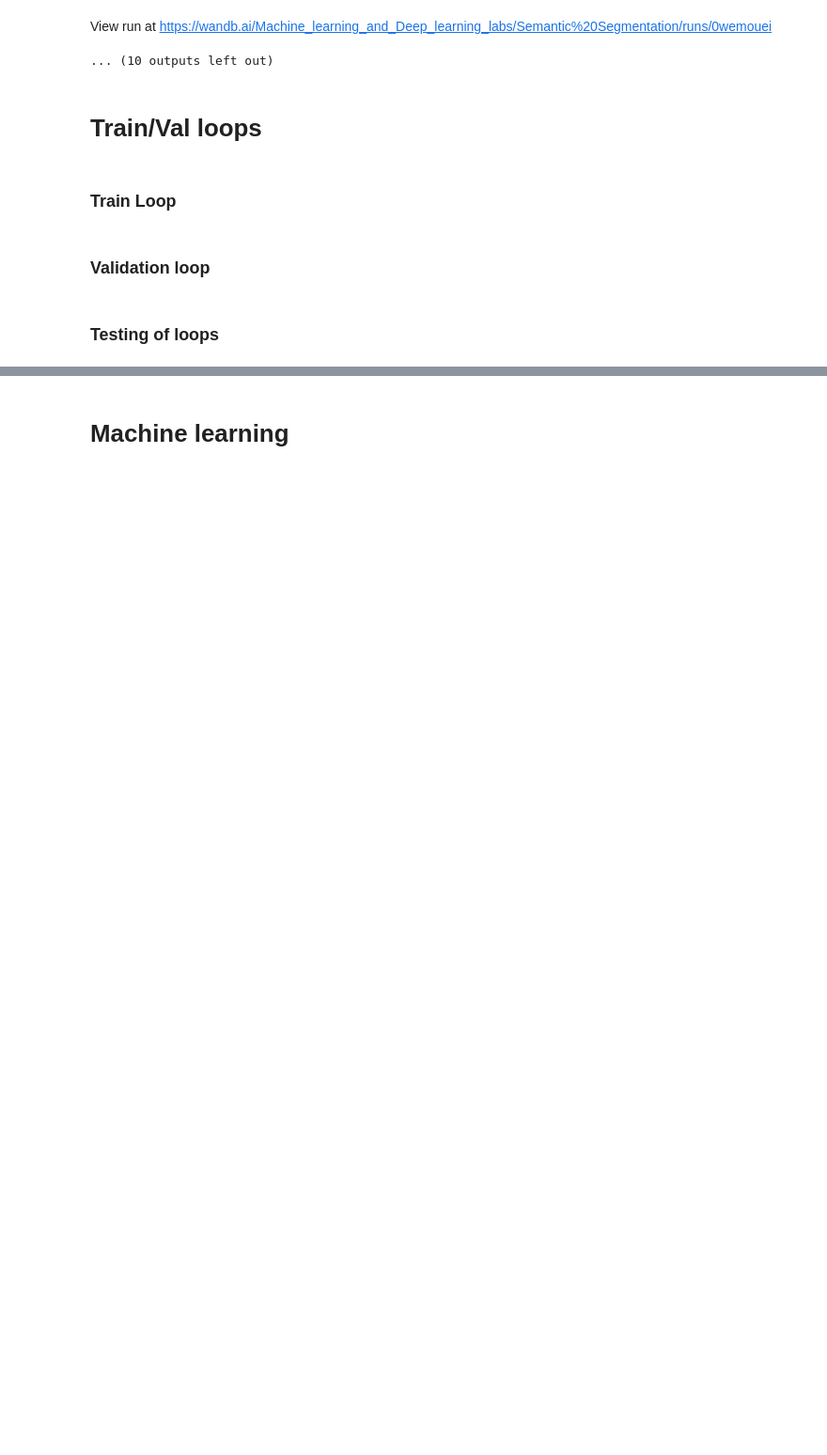
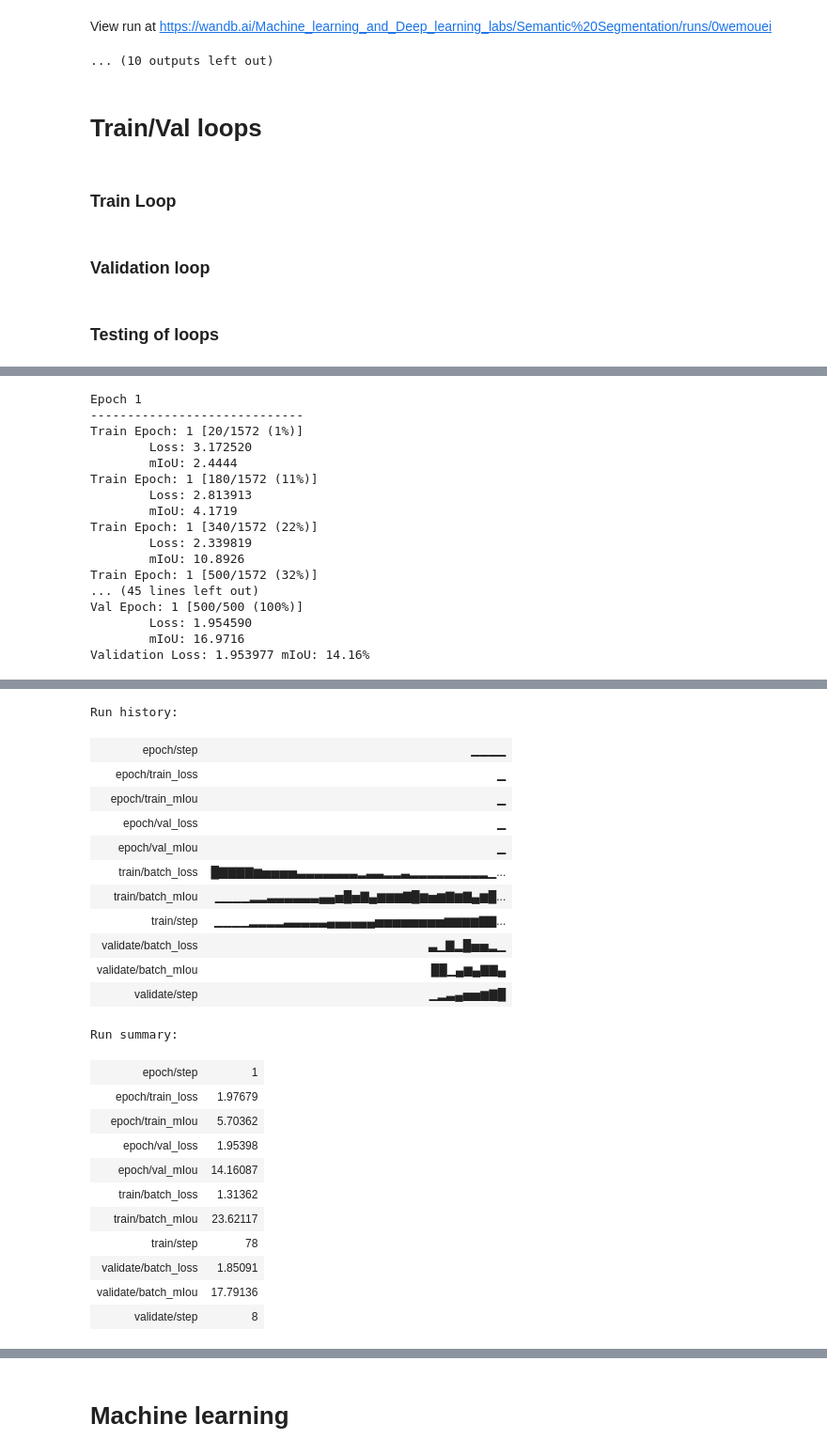
Before and after one commit to OTOTOTO02/MLDL2024_project1, a Jupyter notebook: Semantic_segmentation.ipynb, the cells around one changed output, grey strips where cells are left out. Shown at 94% size. Saved outputs shown, nothing was run; the diff lists cells and outputs as text; code cells hidden in the pictures; blank space fills up the shorter version.

```diff
--- a/Semantic_segmentation.ipynb
+++ b/Semantic_segmentation.ipynb
@@ -7,6 +7,7 @@
 # %%
 ENABLE_PRINT = True
 ENABLE_WANDB_LOG = True
+log_per_epoch = 10
 
 train_step = 0
 val_step = 0
@@ -229,11 +260,10 @@ mIoU:30.636003857708506
 ## Cityscapes implementation
 # %%
 from torch.utils.data import Dataset
-import numpy as np
-
 import os
 import cv2
 from PIL import Image
+import numpy as np
 
 class CityScapes(Dataset):
     def __init__(self, rootdir, split="train", targetdir="gtFine", imgdir="images", transform=None, target_transform=None):
@@ -269,7 +299,7 @@ class CityScapes(Dataset):
 
         target_color = Image.open(self.targets_color_path[idx]).convert('RGB')
 
-        target_labelIds = cv2.imread(self.targets_labelIds_path[idx], cv2.IMREAD_UNCHANGED).astype(np.long)
+        target_labelIds = cv2.imread(self.targets_labelIds_path[idx], cv2.IMREAD_UNCHANGED).astype(np.int64)
 
         if self.transform is not None:
             image = self.transform(image)
@@ -288,11 +316,9 @@ class CityScapes(Dataset):
 # %%
 from torch.utils.data import Dataset
+import os
+from PIL import Image
 import numpy as np
-
-import os
 import cv2
-from PIL import Image
-
 from tqdm import tqdm
 import random
 
@@ -304,6 +330,7 @@ class GTA5(Dataset):
 
         self.targetdir = os.path.join(self.rootdir, targetdir) # ./labels
         self.imgdir = os.path.join(self.rootdir, imgdir) # ./images
+
         self.transform = transform
         self.target_transform = target_transform
 
@@ -315,10 +342,10 @@ class GTA5(Dataset):
             self.imgs_path.append(os.path.join(self.imgdir, image_file)) #./images/00001.png
 
             target_color_path = image_file # 00001.png
-            target_labelsId_path = image_file.split(".")[0]+"_labelIds.png" # labelIds_00001.png
+            target_labelsId_path = image_file.split(".")[0]+"_labelIds.png" # 00001_labelIds.png
 
             self.targets_color_path.append(os.path.join(self.targetdir, target_color_path)) #./labels/00001.png
-            self.targets_labelIds_path.append(os.path.join(self.targetdir, target_labelsId_path)) #./labels/labelIDs_00001.png
+            self.targets_labelIds_path.append(os.path.join(self.targetdir, target_labelsId_path)) #./labels/00001_labelIDs.png
 
     def create_target_img(self):
         list_ = GTA5Labels_TaskCV2017().list_
@@ -339,7 +366,7 @@ class GTA5(Dataset):
         image = Image.open(self.imgs_path[idx]).convert('RGB')
 
         target_color = Image.open(self.targets_color_path[idx]).convert('RGB')
-        target_labelIds = cv2.imread(self.targets_labelIds_path[idx], cv2.IMREAD_UNCHANGED).astype(np.long)
+        target_labelIds = cv2.imread(self.targets_labelIds_path[idx], cv2.IMREAD_UNCHANGED).astype(np.int64)
 
         if self.transform is not None:
             image = self.transform(image)
@@ -353,9 +380,15 @@ class GTA5(Dataset):
         return len(self.imgs_path)
 
 def GTA5_dataset_splitter(rootdir, train_split_percent, split_seed = None, imgdir="images", targetdir="labels", transform=None, target_transform=None):
+    assert 0.0 < train_split_percent < 1.0, "train_split_percent should be a float between 0 and 1"
+
+    target_path = os.path.join(rootdir, targetdir) # ./labels
     img_path = os.path.join(rootdir, imgdir) # ./images
 
-    file_names = [f for f in os.listdir(img_path) if f.endswith(".png")]
+    file_names = [
+        f for f in os.listdir(img_path)
+        if f.endswith(".png") and os.path.exists(os.path.join(target_path, f.split(".")[0]+"_labelIds.png"))
+    ]
 
     if split_seed is not None:
         random.seed(split_seed)
@@ -993,11 +1272,13 @@ def test_loops():
     global ENABLE_WANDB_LOG
     global train_step
     global val_step
+    global log_per_epoch
 
     ENABLE_PRINT = True
     ENABLE_WANDB_LOG = True
     train_step = 0
     val_step = 0
+    log_per_epoch = 10
 
     perform_train = True
     perform_val = True
@@ -1007,13 +1288,14 @@ def test_loops():
     W = 32
     n_classes = 19
 
-    backbone = "BiSeNet"
+    backbone = "DeepLab"
     context_path = "resnet101"
+
     epochs = 1
     lr=0.0001
     momentum=0.9
     weight_decay=5e-4
-    dataset = "GTA5"
+    dataset = "Cityscapes"
 
     transform = TF.Compose([
         TF.ToTensor(),
@@ -1036,11 +1318,12 @@ def test_loops():
     val_loader = DataLoader(data_val, batch_size=B, shuffle=True)
 
     # TODO: add possibility to change model, criterion, and optimizer
+    # TODO: import Deeplab
     if backbone == "BiSeNet":
         model = BiSeNet(n_classes, context_path).to(device)
         architecture = backbone+"-"+context_path
     else:
-        model = DeepLabV2(n_classes, context_path).to(device)
+        model = get_deeplab_v2(num_classes=n_classes, pretrain=True).to(device)
         architecture = backbone
 
     criterion = nn.CrossEntropyLoss(ignore_index=255)
@@ -1087,6 +1370,8 @@ def test_loops():
             # cause (maybe): hist calculated on classification before training, so mixed result from pre and post model tuning
             # solution (maybe): remove the metric and calculate it from the start in a separate way (validate() called on train data)
             # now that i wrote this, even train_loss and train_mIou are affected, need to search modern solution
+
+            # Found out that allegedly avg. mIoU per batch is different thant mIoU per epoch
             if ENABLE_PRINT:
                 print(f'Train Loss: {train_loss:.6f} mIoU: {100.*train_mIou:.2f}%')
 
@@ -1142,0 +1416,17 @@ View project at https://wandb.ai/Machine_learning_and_Deep_learning_labs/Semanti
+Epoch 1
+-----------------------------
+Train Epoch: 1 [20/1572 (1%)]
+        Loss: 3.172520
+        mIoU: 2.4444
+Train Epoch: 1 [180/1572 (11%)]
+        Loss: 2.813913
+        mIoU: 4.1719
+Train Epoch: 1 [340/1572 (22%)]
+        Loss: 2.339819
+        mIoU: 10.8926
+Train Epoch: 1 [500/1572 (32%)]
+... (45 lines left out)
+Val Epoch: 1 [500/500 (100%)]
+        Loss: 1.954590
+        mIoU: 16.9716
+Validation Loss: 1.953977 mIoU: 14.16%
@@ -1142,0 +1434,24 @@ View project at https://wandb.ai/Machine_learning_and_Deep_learning_labs/Semanti
+Run history:
+| epoch/step | ▁▁▁▁ |
+| epoch/train_loss | ▁ |
+| epoch/train_mIou | ▁ |
+| epoch/val_loss | ▁ |
+| epoch/val_mIou | ▁ |
+| train/batch_loss | █▇▇▇▇▆▅▅▅▅▃▃▃▃▃▃▃▂▃▃▂▂▃▂▂▂▂▂▂▂▂▂▁... |
+| train/batch_mIou | ▁▁▁▁▂▂▃▃▃▃▃▃▄▄▅█▅▇▄▆▆▆▇█▆▅▆▇▆▇▄▆█... |
+| train/step | ▁▁▁▁▂▂▂▂▃▃▃▃▃▄▄▄▄▄▄▅▅▅▅▅▅▅▅▆▆▆▆▇▇... |
+| validate/batch_loss | ▃▁▇▂█▅▅▂▁ |
+| validate/batch_mIou | ██▁▄▆▄▇▇▄ |
+| validate/step | ▁▂▃▄▅▅▆▇█ |
+Run summary:
+| epoch/step | 1 |
+| epoch/train_loss | 1.97679 |
+| epoch/train_mIou | 5.70362 |
+| epoch/val_loss | 1.95398 |
+| epoch/val_mIou | 14.16087 |
+| train/batch_loss | 1.31362 |
+| train/batch_mIou | 23.62117 |
+| train/step | 78 |
+| validate/batch_loss | 1.85091 |
+| validate/batch_mIou | 17.79136 |
+| validate/step | 8 |
```
Also changed, not shown: parts of 16 cells of this notebook.
